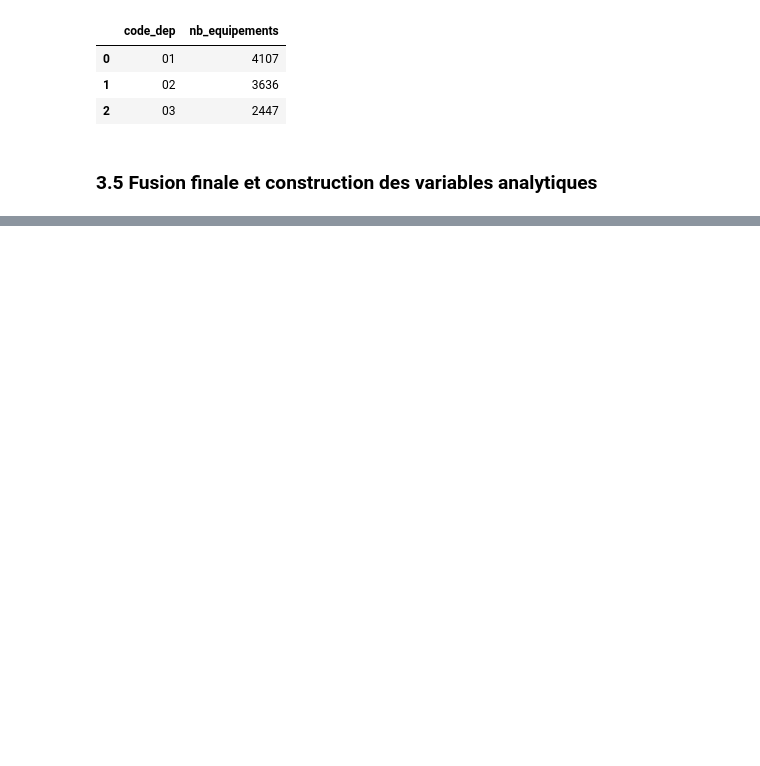
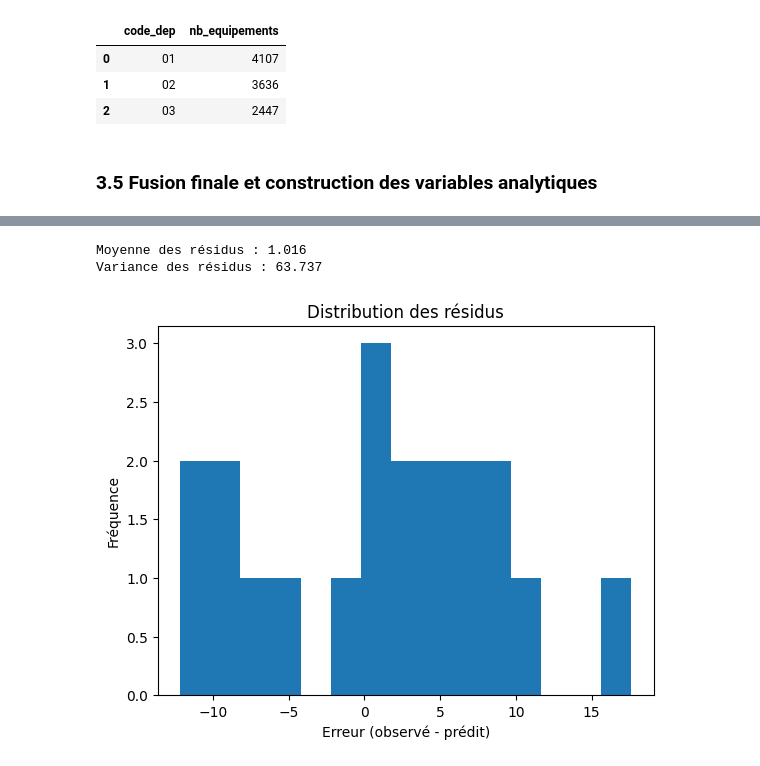
Before and after one commit to Luservant/projet_python, a Jupyter notebook: main.ipynb, the cells around one changed output, grey strips where cells are left out. Saved outputs shown, nothing was run; the diff lists cells and outputs as text; code cells hidden in the pictures; blank space fills up the shorter version.

```diff
--- a/main.ipynb
+++ b/main.ipynb
@@ -364,0 +416,8 @@ Series([], dtype: int64)
+# %%
+
+X_train, X_test, y_train, y_test = train_test_split(
+    X, y, test_size=0.2, random_state=1
+)
+
+print(f"Train : {len(X_train)}")
+print(f"Test  : {len(X_test)}")
@@ -364,0 +433,7 @@ Series([], dtype: int64)
+# %%
+model_ols = LinearRegression()
+model_ols.fit(X_train, y_train)
+
+y_pred_ols = model_ols.predict(X_test)
+
+print("R² OLS :", round(r2_score(y_test, y_pred_ols), 3))
@@ -364,0 +452,7 @@ Series([], dtype: int64)
+# %%
+model_rf = RandomForestRegressor(random_state=42)
+model_rf.fit(X_train, y_train)
+
+y_pred_rf = model_rf.predict(X_test)
+
+print("R² Random Forest :", round(r2_score(y_test, y_pred_rf), 3))
@@ -364,0 +482,16 @@ Series([], dtype: int64)
+# %%
+residus = y_test - y_pred_rf
+
+print("Moyenne des résidus :", round(residus.mean(), 3))
+print("Variance des résidus :", round(residus.var(), 3))
+# %% [output]
+Moyenne des résidus : 1.016
+Variance des résidus : 63.737
+# %%
+plt.hist(residus, bins=15)
+plt.title("Distribution des résidus")
+plt.xlabel("Erreur (observé - prédit)")
+plt.ylabel("Fréquence")
+plt.show()
+# %% [output]
+[figure, added]
```
Also changed, not shown: parts of 33 cells of this notebook.
